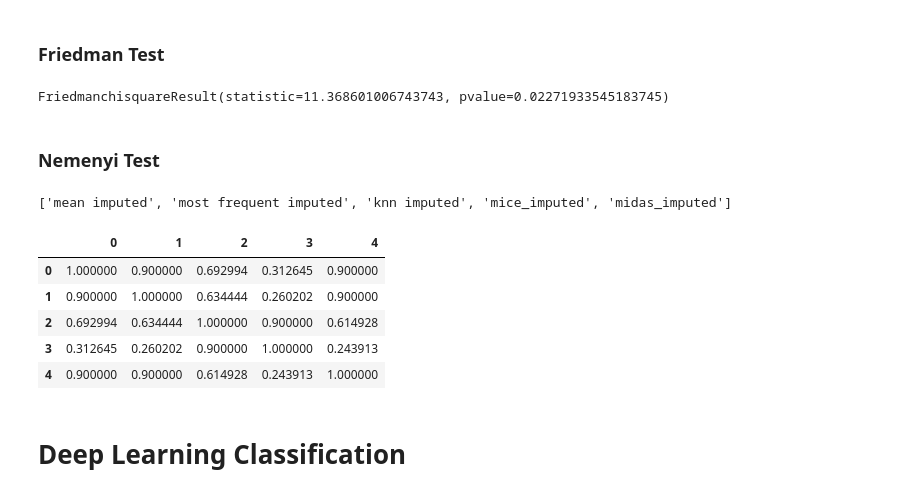
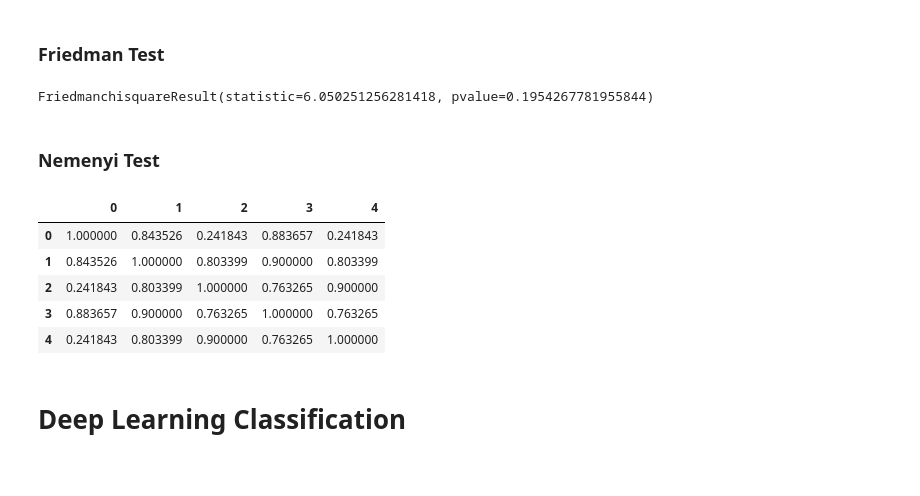
Before and after one commit to llhtoby/MIMIC-III-ML, a Jupyter notebook: src/Imputation comparison.ipynb, the cells around one changed output. Drawn from its saved outputs; the diff is of its cells as text; code cells hidden in the pictures.

```diff
--- a/src/Imputation comparison.ipynb
+++ b/src/Imputation comparison.ipynb
@@ -328,7 +325,7 @@ def std_time_since_measurement(x):
 # %%
 variable_ranges = pd.read_csv(resources_path+ '/variable_ranges.csv', index_col = None)
 imputed_data=[mean_imputed,mf_imputed ,knn_imputed, mice_imputed, midas_imputed]
-imputed_labels=['mean imputed', 'most frequent imputed','knn imputed','mice_imputed','midas_imputed']
+imputed_labels=['Mean imputed', 'Most Frequent imputed','KNN imputed','MICE imputed','MIDAS imputed']
 # %%
 from sklearn.decomposition import PCA
 # imputed_data=[mean_imputed,joint_imputed,mice_imputed,mice_imputed_v2,knn_imputed,midas_imputed]
@@ -400,19 +403,23 @@ import time
 
 from sklearn.linear_model import LogisticRegression
 from sklearn.ensemble import RandomForestClassifier
+from sklearn.svm import SVC
 
+importance_arr=[]
 for i in range(len(imputed_data)):
 
     start_time = time.time()
     clf_lg = LogisticRegression()
     clf_rf = RandomForestClassifier()
+    clf_svc = SVC(gamma='auto')
 
     x=imputed_data[i].iloc[:,4:].values
     y=data.set_index('icustay_id').join(Y,on='icustay_id')['in_hospital_mortality'].values
     print('Evaluating {}...'.format(imputed_labels[i]))
 
     # Evaluate feature importance
-    show_feature_importance(clf_lg,x,y,imputed_labels[i])
+
+    importance_arr.append(show_feature_importance( clf_svc,x,y,imputed_labels[i]))
     elapsed_time = time.time() - start_time
     print(f"Elapsed time to compute the importances: {elapsed_time:.3f} seconds")
 # %% [output]
@@ -445,6 +464,8 @@ from sklearn.model_selection import cross_val_score,cross_val_predict
 
 
 imputed_pred=[]
+f1_scores=[]
+
 for i in range(len(imputed_data)):
 
     # x = np.array(list(imputed_data[i].reset_index().groupby('icustay_id').apply(lambda x: x.values[:, 4:])))
@@ -460,27 +481,41 @@ for i in range(len(imputed_data)):
     clf_lg = LogisticRegression()
     clf_svc = SVC(gamma='auto')
 
-    clf=clf_lg
+    clf=clf_rf
     u_x,u_y = undersample_majority(x,y)
 
     #cross_val_score returns the cross validation score given X,y data, the scoring method and the number of folds
     f1_macro = cross_val_score(clf, u_x, u_y, scoring='f1_macro', cv=10)
+    f1_scores.append(f1_macro)
+
     accuracy = cross_val_score(clf, u_x, u_y, scoring='accuracy', cv=10)
     precision = cross_val_score(clf, u_x, u_y, scoring='precision', cv=10)
     recall = cross_val_score(clf, u_x, u_y, scoring='recall', cv=10)
 
+
+
     print("[%s]"%(imputed_labels[i]))
-    print("f1_macro: %0.3f (+/- %0.3f)" % (f1_macro.mean(),f1_macro.std()))
-    print("Accuracy: %0.3f (+/- %0.3f)" % (accuracy.mean(), accuracy.std()))
-    print("Precision: %0.3f (+/- %0.3f)" % (precision.mean(),precision.std()))
-    print("Recall: %0.3f (+/- %0.3f)" % (recall.mean(), recall.std() ))
+    print(" %0.3f (+/- %0.3f)" % (f1_macro.mean(),f1_macro.std()))
+    print("%0.3f (+/- %0.3f)" % (accuracy.mean(), accuracy.std()))
+    print(" %0.3f (+/- %0.3f)" % (precision.mean(),precision.std()))
+    print("%0.3f (+/- %0.3f)" % (recall.mean(), recall.std() ))
     print()
 
+
+
+    # print("[%s]"%(imputed_labels[i]))
+    # print("f1_macro: %0.3f (+/- %0.3f)" % (f1_macro.mean(),f1_macro.std()))
+    # print("Accuracy: %0.3f (+/- %0.3f)" % (accuracy.mean(), accuracy.std()))
+    # print("Precision: %0.3f (+/- %0.3f)" % (precision.mean(),precision.std()))
+    # print("Recall: %0.3f (+/- %0.3f)" % (recall.mean(), recall.std() ))
+    # print()
+
     # cross_val_predict returns the prediction, which is used to create useful plots for comparing performance
-    y_pred= cross_val_predict(clf, u_x, u_y, cv=10)
-    imputed_pred.append(y_pred)
+    #y_pred= cross_val_predict(clf, u_x, u_y, cv=10)
+    #imputed_pred.append(y_pred)
 
     # Plots the ROC and confusion matrix, this is commented for readibility of code.
-    #plot_roc(clf,label,u_x,u_y,n_splits=5)
-    #plot_confusion(u_y,y_pred,label)
+    #plot_roc(clf,imputed_labels[i],u_x,u_y,n_splits=5,c_name='lg')
+    #plot_confusion(u_y,y_pred,imputed_labels[i],c_name='lg')
+    #plot_roc(u_y,y_pred,imputed_labels[i])
 # %% [output]
@@ -506,26 +541,24 @@ Recall: 0.679 (+/- 0.019)
 # %%
 from scipy import stats
 
-stats.friedmanchisquare(imputed_pred[0],imputed_pred[1],imputed_pred[2],imputed_pred[3],imputed_pred[4],)
+stats.friedmanchisquare(f1_scores[0],f1_scores[1],f1_scores[2],f1_scores[3],f1_scores[4],)
 # %% [output]
-FriedmanchisquareResult(statistic=11.368601006743743, pvalue=0.02271933545183745)
+FriedmanchisquareResult(statistic=6.050251256281418, pvalue=0.1954267781955844)
 # %% [markdown]
 ### Nemenyi Test
 # %%
 import scikit_posthocs as sp
 import numpy as np
 
-print(imputed_labels)
 #perform Nemenyi post-hoc test
-sp.posthoc_nemenyi_friedman(np.asarray(imputed_pred).T)
+sp.posthoc_nemenyi_friedman(np.asarray(f1_scores).T)
 # %% [output]
-['mean imputed', 'most frequent imputed', 'knn imputed', 'mice_imputed', 'midas_imputed']
 |  | 0 | 1 | 2 | 3 | 4 |
-| 0 | 1.000000 | 0.900000 | 0.692994 | 0.312645 | 0.900000 |
-| 1 | 0.900000 | 1.000000 | 0.634444 | 0.260202 | 0.900000 |
-| 2 | 0.692994 | 0.634444 | 1.000000 | 0.900000 | 0.614928 |
-| 3 | 0.312645 | 0.260202 | 0.900000 | 1.000000 | 0.243913 |
-| 4 | 0.900000 | 0.900000 | 0.614928 | 0.243913 | 1.000000 |
+| 0 | 1.000000 | 0.843526 | 0.241843 | 0.883657 | 0.241843 |
+| 1 | 0.843526 | 1.000000 | 0.803399 | 0.900000 | 0.803399 |
+| 2 | 0.241843 | 0.803399 | 1.000000 | 0.763265 | 0.900000 |
+| 3 | 0.883657 | 0.900000 | 0.763265 | 1.000000 | 0.763265 |
+| 4 | 0.241843 | 0.803399 | 0.900000 | 0.763265 | 1.000000 |
 # %% [markdown]
 # Deep Learning Classification
 # %%
```
Also changed, not shown: parts of 9 cells of this notebook, 56 other files.
